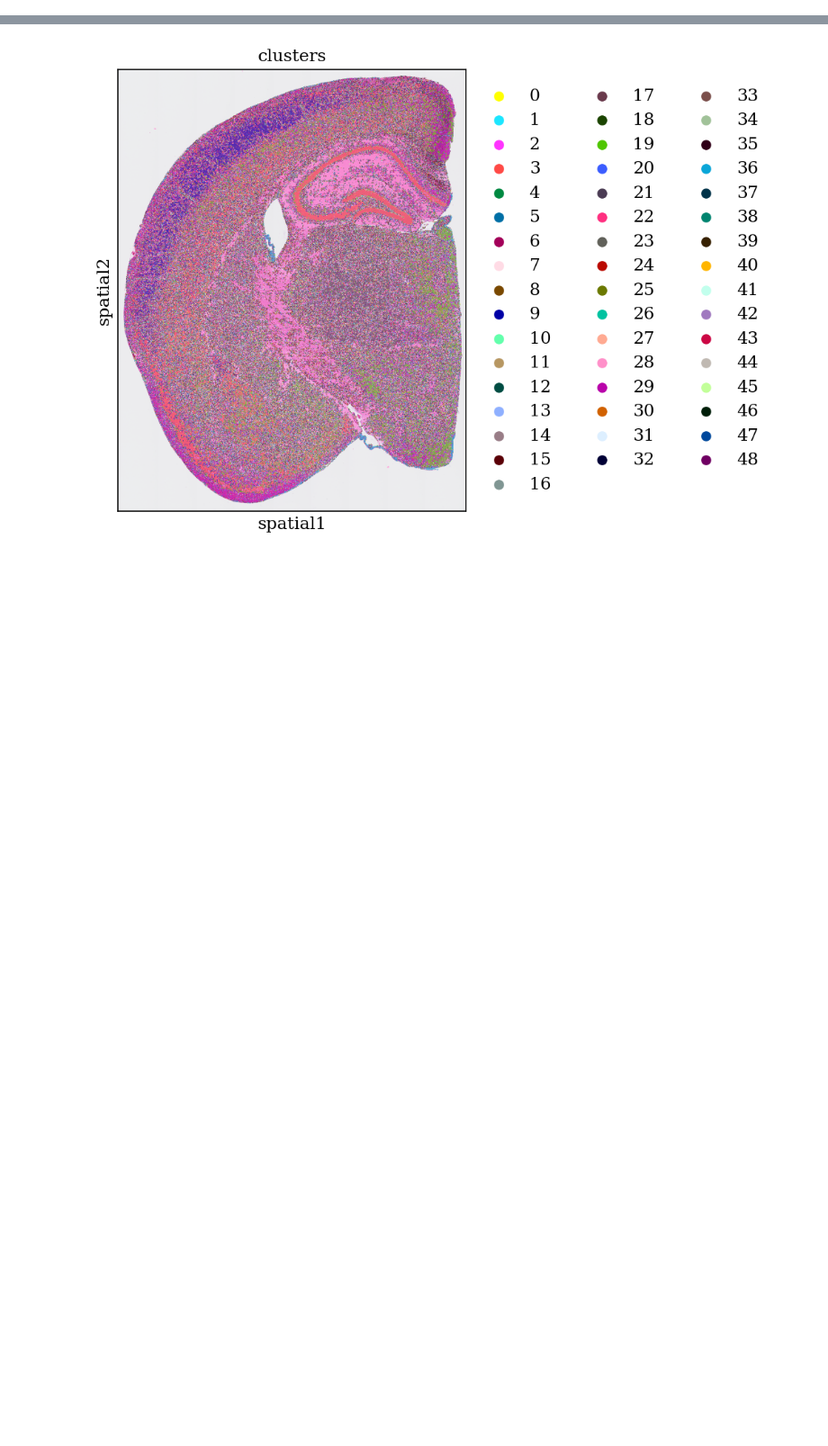
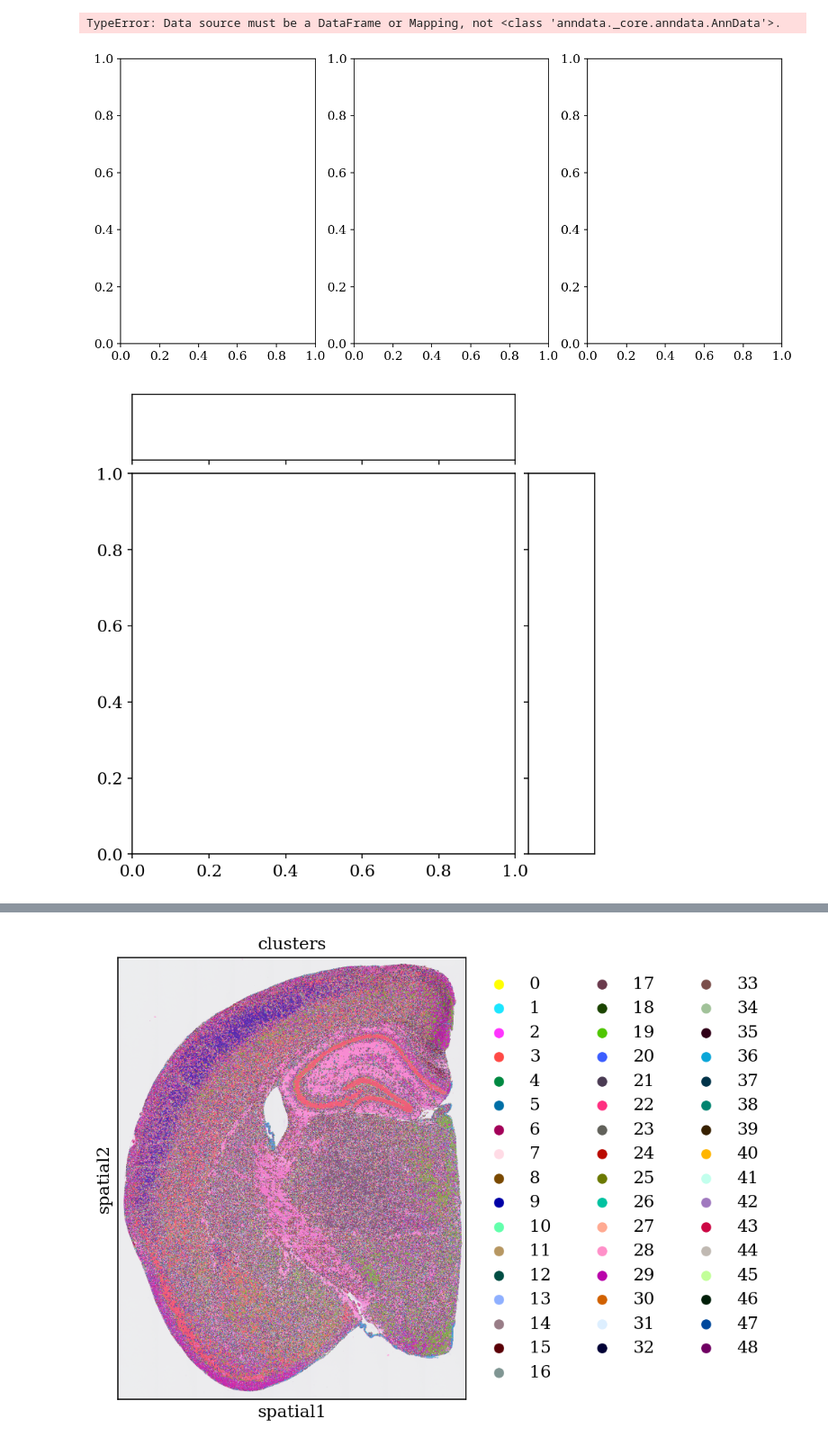
Before and after one commit to gkanfer/SpatialOmicsToolkit, a Jupyter notebook: draft.ipynb, the cells around one changed output, grey strips where cells are left out. Shown at 90% size. Drawn from its saved outputs; the diff is of its cells as text; code cells hidden in the pictures; blank space fills up the shorter version.

```diff
--- a/draft.ipynb
+++ b/draft.ipynb
@@ -26,0 +312,35 @@ pathout = "/data/kanferg/Sptial_Omics/SpatialOmicsToolkit/out"
+# %%
+fig, axes = plt.subplots(1, 3,figsize=(11.5, 5))
+axes = axes.ravel()
+g1 = sns.jointplot(data=andata016,x="log1p_total_counts",y="log1p_n_genes_by_counts",kind="hex")
+g1.fig.set_figwidth(4)
+g1.fig.set_figheight(5)
+for ax in g1.fig.axes:
+    fig._axstack.add(fig._make_key(ax), ax)
+    fig.axes.append(ax)
+    fig.sca(ax)
+axs[0].remove()
+
+
+g2 = sns.jointplot(data=andata016,x="log1p_total_counts",y="log1p_n_genes_by_counts",kind="hex")
+g2.fig.set_figwidth(4)
+g2.fig.set_figheight(5)
+for ax in g2.fig.axes:
+    fig._axstack.add(fig._make_key(ax), ax)
+    fig.axes.append(ax)
+    fig.sca(ax)
+axs[1].remove()
+
+
+g3 = sns.jointplot(data=andata016,x="log1p_total_counts",y="log1p_n_genes_by_counts",kind="hex")
+g3.fig.set_figwidth(4)
+g3.fig.set_figheight(5)
+for ax in g3.fig.axes:
+    fig._axstack.add(fig._make_key(ax), ax)
+    fig.axes.append(ax)
+    fig.sca(ax)
+axs[2].remove()
+# %% [output]
+TypeError: Data source must be a DataFrame or Mapping, not <class 'anndata._core.anndata.AnnData'>.
+[figure, added]
+[figure, added]
```
Also changed, not shown: parts of 36 cells of this notebook, 4 other files.
